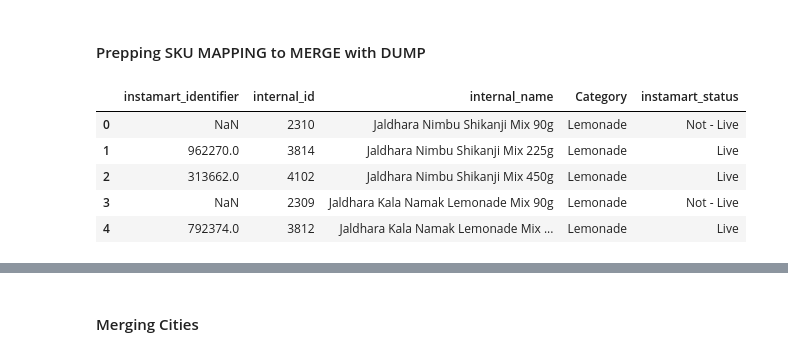
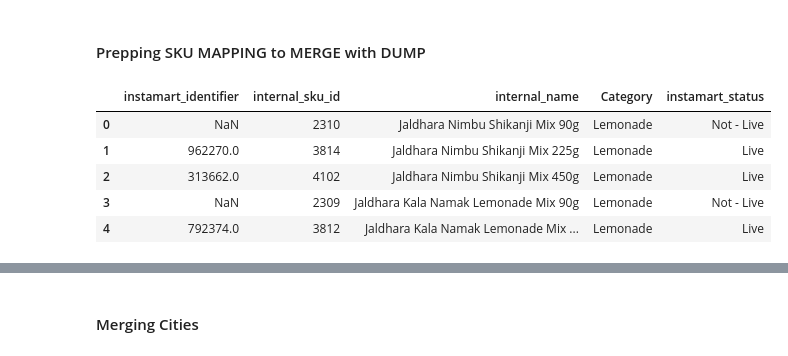
Before and after one commit to bishtakshay/Q-Commerce-Sales-Data-Pipeline-Jaldhara-Drinks, a Jupyter notebook: Qcom-ExistingFiles-cleaning.ipynb, the cells around one changed output, grey strips where cells are left out. Cells and saved outputs as stored; diff of their text form; code cells hidden in the pictures.

```diff
--- a/Qcom-ExistingFiles-cleaning.ipynb
+++ b/Qcom-ExistingFiles-cleaning.ipynb
@@ -48,7 +49,7 @@ sku_mapping.rename(columns={"Blinkit Identifier":"blinkit_identifier",
                             "Status.1":"instamart_status",
                             "Status.2":"zepto_status",
                             "Status.3":"FKM_status",
-                            "Status.4":"BB_status",}, inplace=True)
+                            "Status.4":"BB_status"}, inplace=True)
 # %% [markdown]
 ## City Mapping Cleaning
 # %%
@@ -387,10 +390,10 @@ memory usage: 15.8 MB
 # %% [markdown]
 #### Prepping SKU MAPPING to MERGE with DUMP
 # %%
-sku_mapping_instamart = sku_mapping[["instamart_identifier","internal_id","internal_name","Category","instamart_status"]].copy()
+sku_mapping_instamart = sku_mapping[["instamart_identifier","internal_sku_id","internal_name","Category","instamart_status"]].copy()
 sku_mapping_instamart.head()
 # %% [output]
-|  | instamart_identifier | internal_id | internal_name | Category | instamart_status |
+|  | instamart_identifier | internal_sku_id | internal_name | Category | instamart_status |
 | 0 | NaN | 2310 | Jaldhara Nimbu Shikanji Mix 90g | Lemonade | Not - Live |
 | 1 | 962270.0 | 3814 | Jaldhara Nimbu Shikanji Mix 225g | Lemonade | Live |
 | 2 | 313662.0 | 4102 | Jaldhara Nimbu Shikanji Mix 450g | Lemonade | Live |
```
Also changed, not shown: parts of 34 cells of this notebook, 4 other files.
